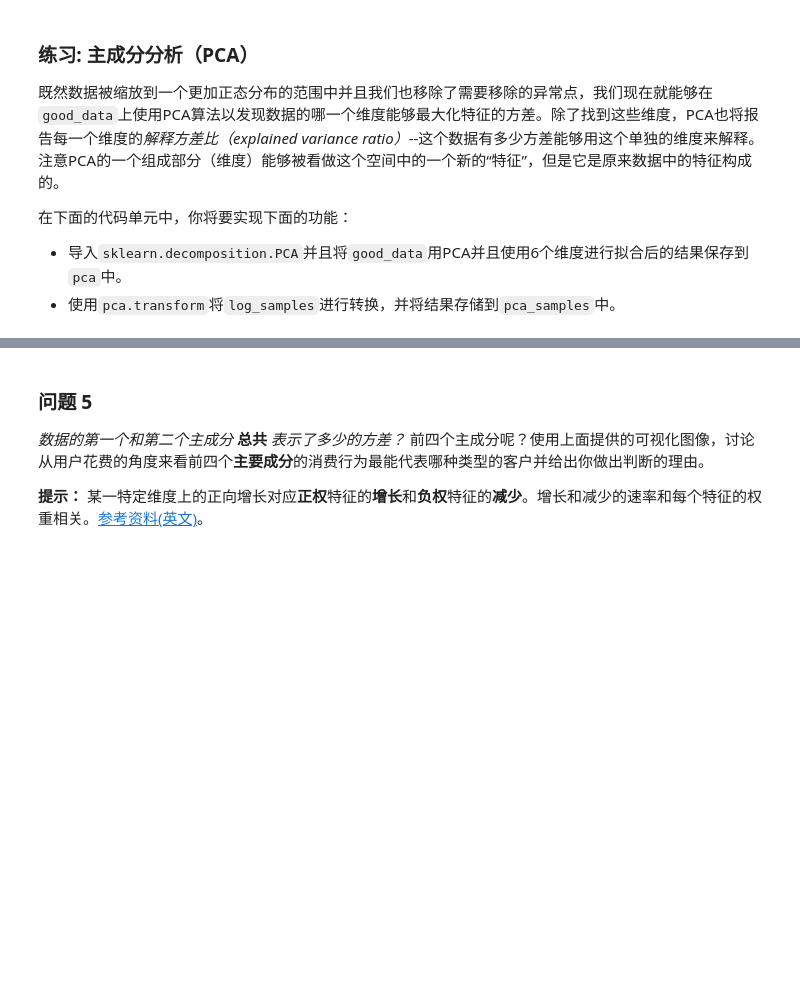
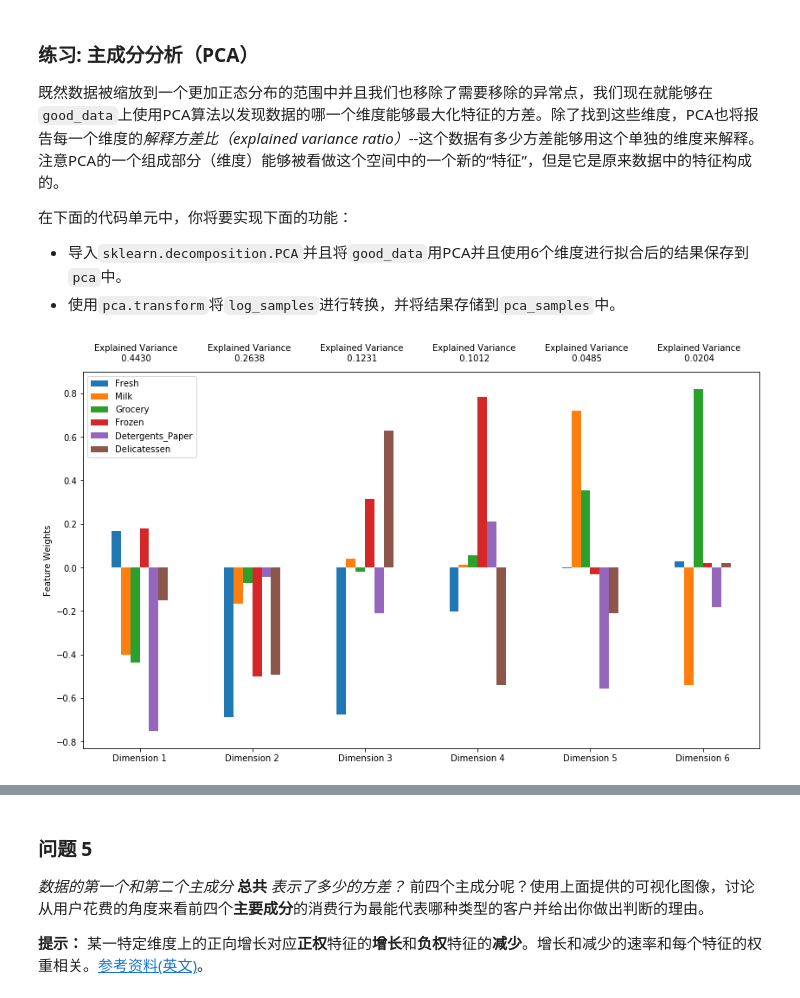
Before and after one commit to mtyylx/MLND, a Jupyter notebook: P3_Create_Customer_Segments/customer_segments.ipynb, the cells around one changed output, grey strips where cells are left out. Saved outputs shown, nothing was run; the diff lists cells and outputs as text; code cells hidden in the pictures; blank space fills up the shorter version.

```diff
--- a/P3_Create_Customer_Segments/customer_segments.ipynb
+++ b/P3_Create_Customer_Segments/customer_segments.ipynb
@@ -143,22 +399,46 @@ display(log_samples)
 # %%
+idx_dict = {}
 # 对于每一个特征，找到值异常高或者是异常低的数据点
 for feature in log_data.keys():
 
     # TODO：计算给定特征的Q1（数据的25th分位点）
-    Q1 = None
+    Q1 = np.percentile(a=log_data[feature], q=25)
 
     # TODO：计算给定特征的Q3（数据的75th分位点）
-    Q3 = None
+    Q3 = np.percentile(a=log_data[feature], q=75)
 
     # TODO：使用四分位范围计算异常阶（1.5倍的四分位距）
-    step = None
+    step = 1.5 * (Q3 - Q1)
 
     # 显示异常点
     print "Data points considered outliers for the feature '{}':".format(feature)
-    display(log_data[~((log_data[feature] >= Q1 - step) & (log_data[feature] <= Q3 + step))])
+    outlier_candidate = log_data[(log_data[feature] < Q1 - step) | (log_data[feature] > Q3 + step)]
+    idx_dict[feature] = list(outlier_candidate.index)
+    print idx_dict[feature]
+#     display(outlier_candidate.sort_values(feature))
+
+# 统计一下出现在多个特征的异常值范围的记录
+freq_map = {}
+for f in idx_dict.values():
+    for x in f:
+        freq_map.setdefault(x, 0)
+        freq_map[x] += 1
+
+# 显示出现频率多于1次的记录编号
+
+print '\nSamples categorized as Outlier for more than once:'
+for x in freq_map:
+    if freq_map[x] > 1:
+        print x, '->', freq_map[x], 'times'
 
 # 可选：选择你希望移除的数据点的索引
-outliers  = []
+# 很不幸... 之前费了半天劲精心挑选的65号记录被两次识别为异常值...多么好的星巴克数据...
+# 所以除了它以外都去除吧
+outliers  = [128, 154, 65, 66, 75]
 
 # 如果选择了的话，移除异常点
 good_data = log_data.drop(log_data.index[outliers]).reset_index(drop = True)
+print '\nSample Size shrink from {} to {}.'.format(log_data.shape[0], good_data.shape[0])
+
+print '\nHere are the outliers:'
+log_data.loc[outliers]
@@ -180,10 +488,14 @@ good_data = log_data.drop(log_data.index[outliers]).reset_index(drop = True)
  - 使用`pca.transform`将`log_samples`进行转换，并将结果存储到`pca_samples`中。
 # %%
 # TODO：通过在good data上使用PCA，将其转换成和当前特征数一样多的维度
-pca = None
+from sklearn.decomposition import PCA
+pca = PCA(n_components=6, whiten=True, random_state=0, svd_solver='randomized')
+pca.fit(good_data)
 
 # TODO：使用上面的PCA拟合将变换施加在log_samples上
-pca_samples = None
+pca_samples = pca.transform(log_samples)
 
 # 生成PCA的结果图
 pca_results = vs.pca_results(good_data, pca)
+# %% [output]
+[figure, added]
```
Also changed, not shown: parts of 49 cells of this notebook.
